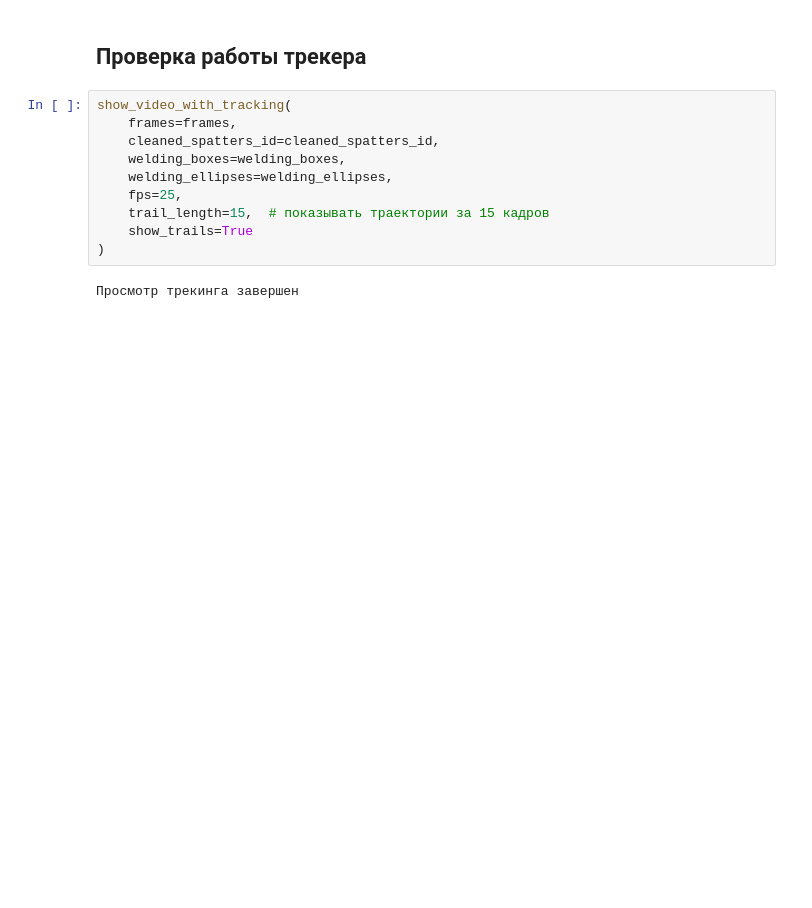
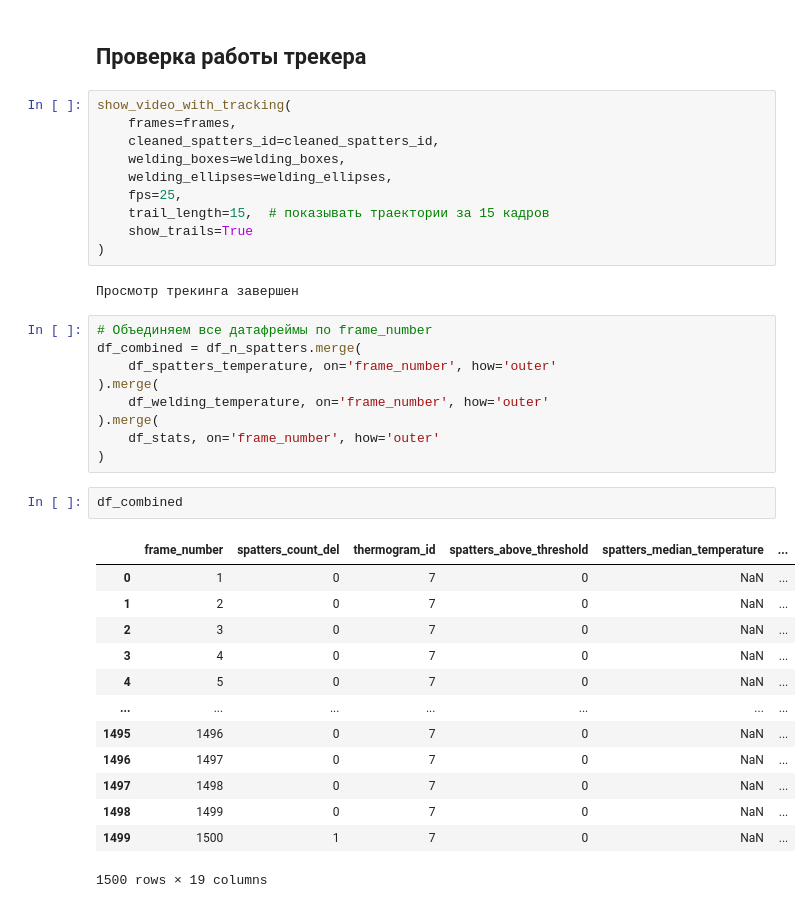
Before and after one commit to gvo104/Termogramm_My, a Jupyter notebook: bezumie.ipynb, the cells around one changed output. Drawn from its saved outputs; the diff is of its cells as text; blank space fills up the shorter version.

```diff
--- a/bezumie.ipynb
+++ b/bezumie.ipynb
@@ -3244,3 +3261,28 @@ show_video_with_tracking(
 )
 # %% [output]
 Просмотр трекинга завершен
+# %%
+# Объединяем все датафреймы по frame_number
+df_combined = df_n_spatters.merge(
+    df_spatters_temperature, on='frame_number', how='outer'
+).merge(
+    df_welding_temperature, on='frame_number', how='outer'
+).merge(
+    df_stats, on='frame_number', how='outer'
+)
+# %%
+df_combined
+# %% [output]
+|  | frame_number | spatters_count_del | thermogram_id | spatters_above_threshold | spatters_median_temperature | ... |
+| 0 | 1 | 0 | 7 | 0 | NaN | ... |
+| 1 | 2 | 0 | 7 | 0 | NaN | ... |
+| 2 | 3 | 0 | 7 | 0 | NaN | ... |
+| 3 | 4 | 0 | 7 | 0 | NaN | ... |
+| 4 | 5 | 0 | 7 | 0 | NaN | ... |
+| ... | ... | ... | ... | ... | ... | ... |
+| 1495 | 1496 | 0 | 7 | 0 | NaN | ... |
+| 1496 | 1497 | 0 | 7 | 0 | NaN | ... |
+| 1497 | 1498 | 0 | 7 | 0 | NaN | ... |
+| 1498 | 1499 | 0 | 7 | 0 | NaN | ... |
+| 1499 | 1500 | 1 | 7 | 0 | NaN | ... |
+1500 rows × 19 columns
```
Also changed, not shown: parts of 8 cells of this notebook, 1 other file.
